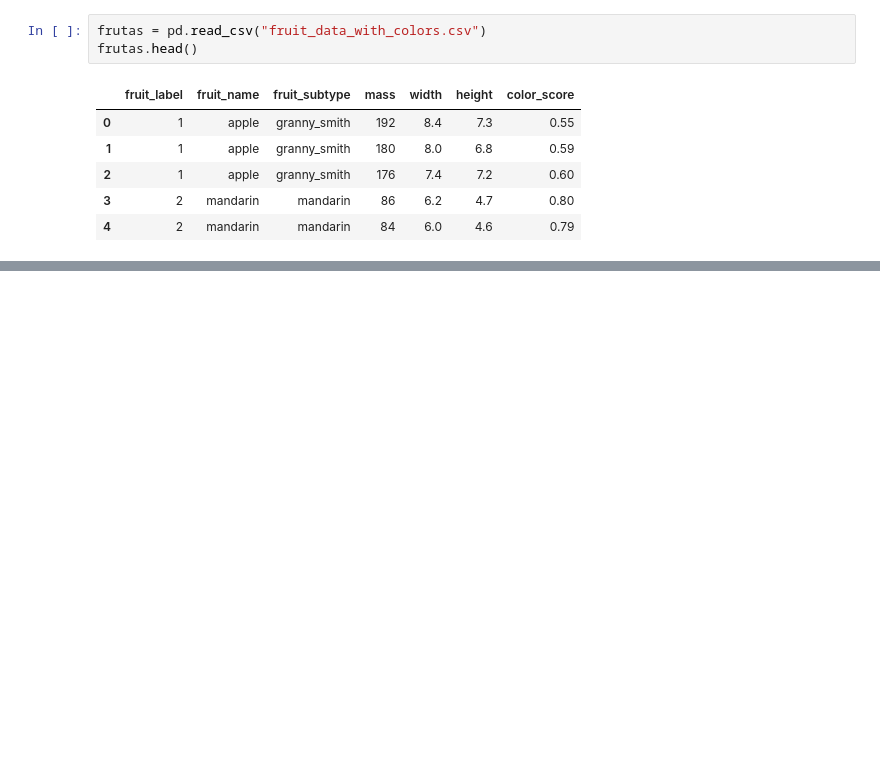
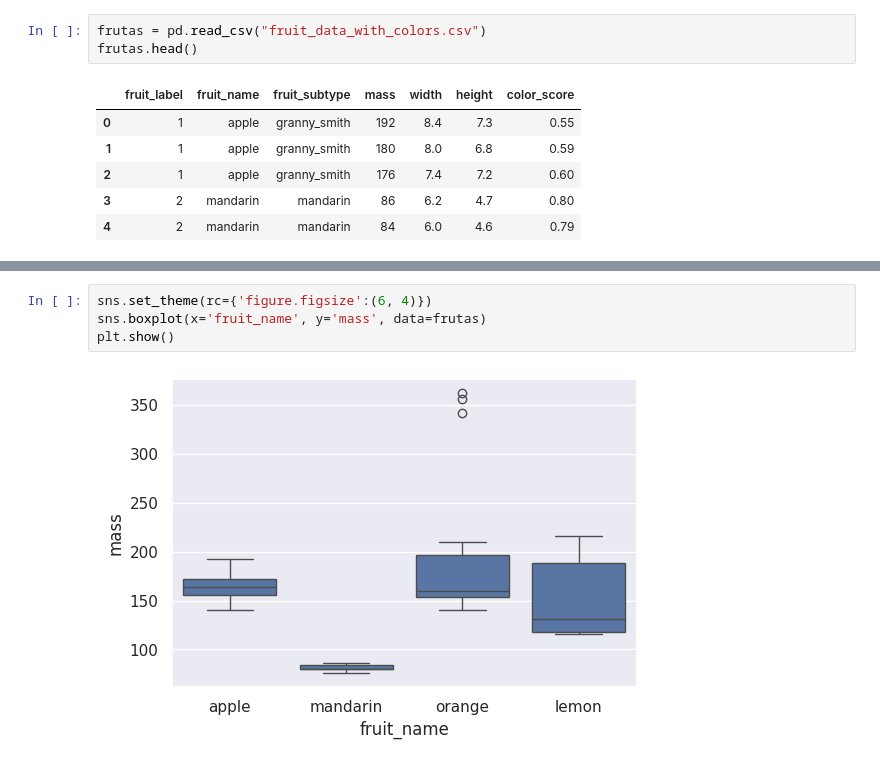
Before and after one commit to Estafy/MachineLearning, a Jupyter notebook: UNIDAD3/Practica1_3.ipynb, the cells around one changed output, grey strips where cells are left out. Saved outputs shown, nothing was run; the diff lists cells and outputs as text; blank space fills up the shorter version.

```diff
--- a/UNIDAD3/Practica1_3.ipynb
+++ b/UNIDAD3/Practica1_3.ipynb
@@ -16,0 +50,6 @@ frutas.head()
+# %%
+sns.set_theme(rc={'figure.figsize':(6, 4)})
+sns.boxplot(x='fruit_name', y='mass', data=frutas)
+plt.show()
+# %% [output]
+[figure, added]
```
Also changed, not shown: parts of 8 cells of this notebook.
